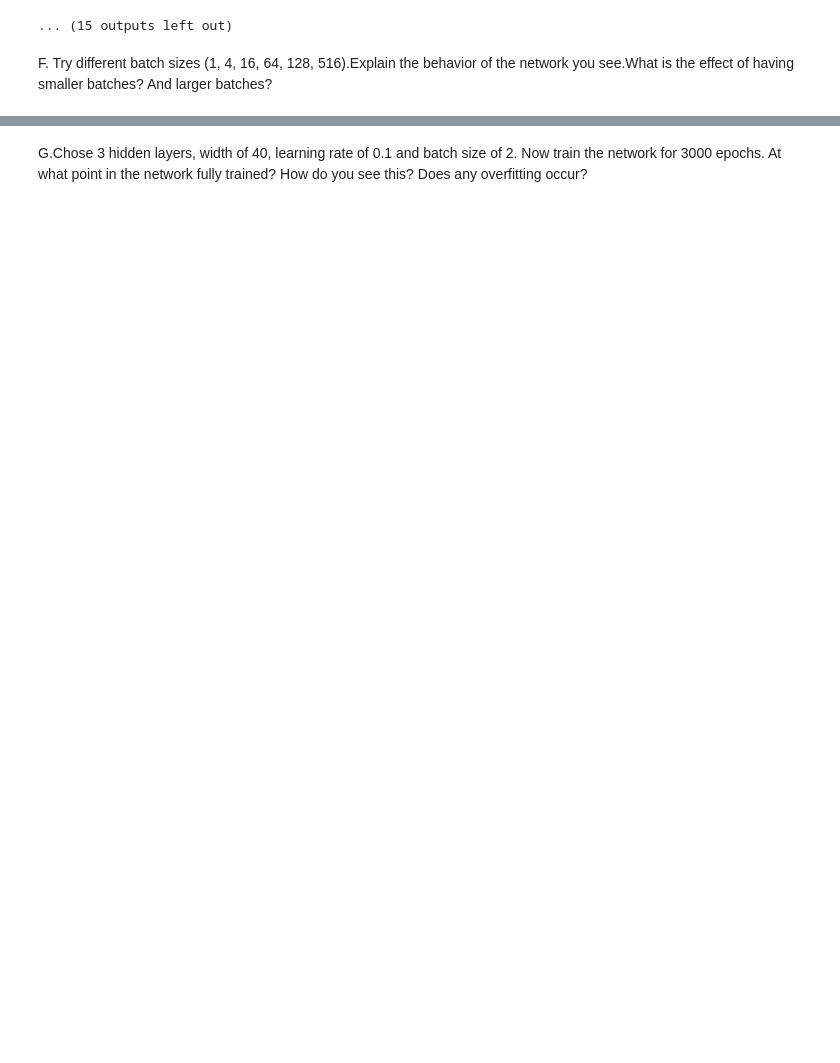
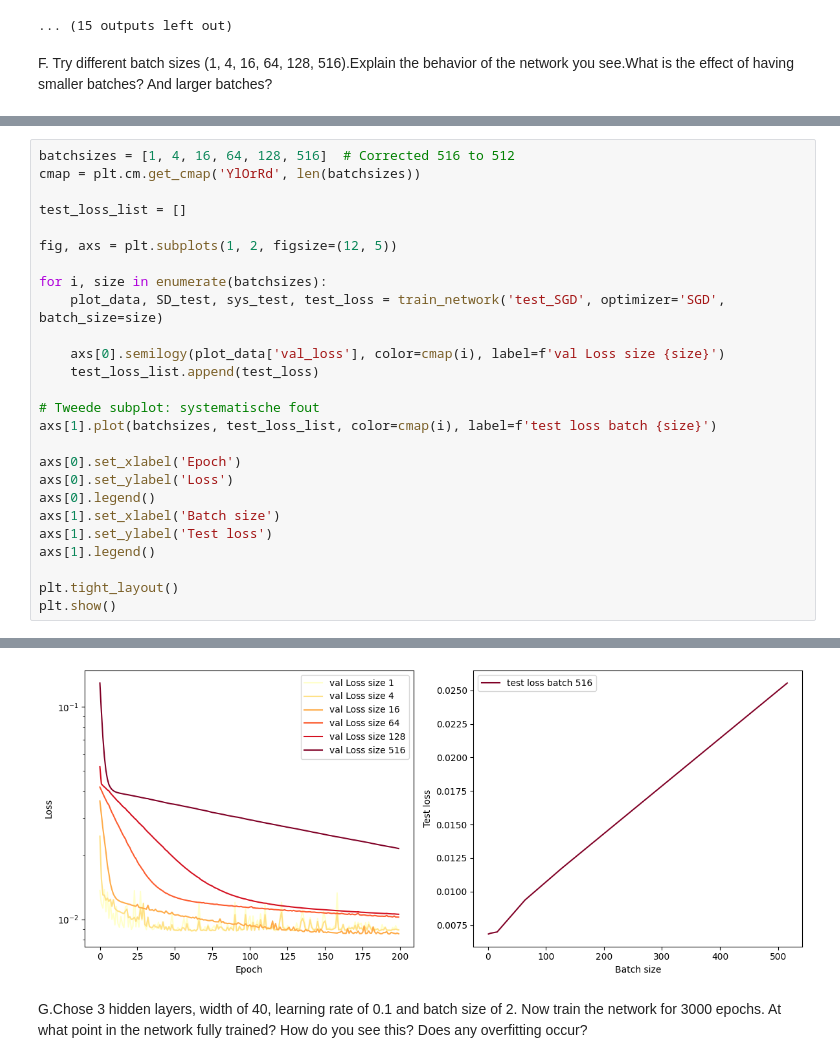
Before and after one commit to yoadvp-bit/Medical_deep_learning, a Jupyter notebook: Assignment 1/exercise_1.ipynb, the cells around one changed output, grey strips where cells are left out. Cells and saved outputs as stored; diff of their text form; blank space fills up the shorter version.

```diff
--- a/Assignment 1/exercise_1.ipynb
+++ b/Assignment 1/exercise_1.ipynb
@@ -665,0 +628,27 @@ for size in batchsizes:
+# %%
+batchsizes = [1, 4, 16, 64, 128, 516]  # Corrected 516 to 512
+cmap = plt.cm.get_cmap('YlOrRd', len(batchsizes))
+
+test_loss_list = []
+
+fig, axs = plt.subplots(1, 2, figsize=(12, 5))
+
+for i, size in enumerate(batchsizes):
+    plot_data, SD_test, sys_test, test_loss = train_network('test_SGD', optimizer='SGD', batch_size=size)
+
+    axs[0].semilogy(plot_data['val_loss'], color=cmap(i), label=f'val Loss size {size}')
+    test_loss_list.append(test_loss)
+
+# Tweede subplot: systematische fout
+axs[1].plot(batchsizes, test_loss_list, color=cmap(i), label=f'test loss batch {size}')
+
+axs[0].set_xlabel('Epoch')
+axs[0].set_ylabel('Loss')
+axs[0].legend()
+axs[1].set_xlabel('Batch size')
+axs[1].set_ylabel('Test loss')
+axs[1].legend()
+
+plt.tight_layout()
+plt.show()
+# %% [output]
@@ -666,2 +667,3 @@ for size in batchsizes:
+[figure, added]
 # %% [markdown]
 G.Chose 3 hidden layers, width of 40,  learning rate of 0.1 and batch size of 2. Now train the network for 3000 epochs. At what point in the network fully trained? How do you see this? Does any overfitting occur?
```
Also changed, not shown: parts of 4 cells of this notebook.
